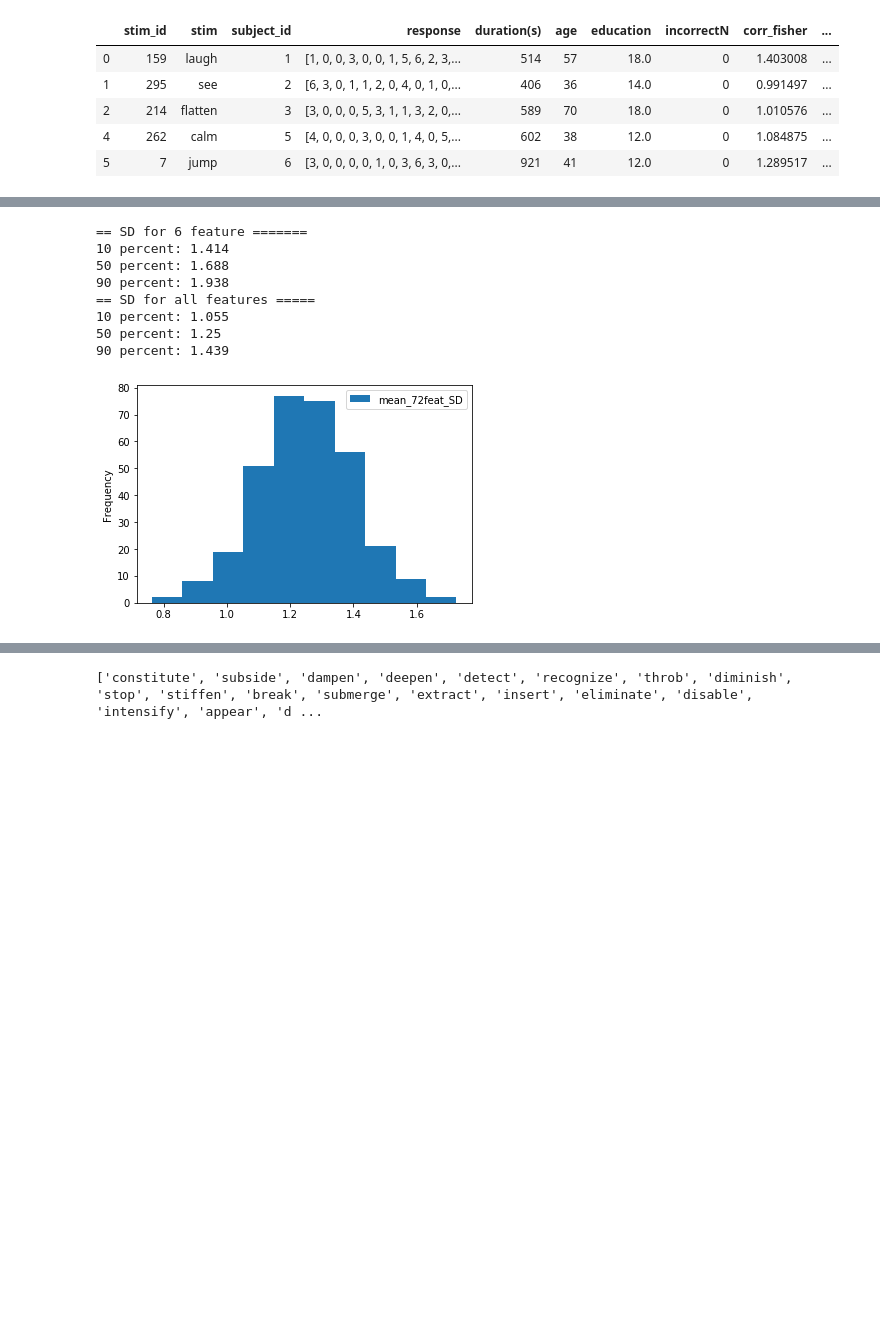
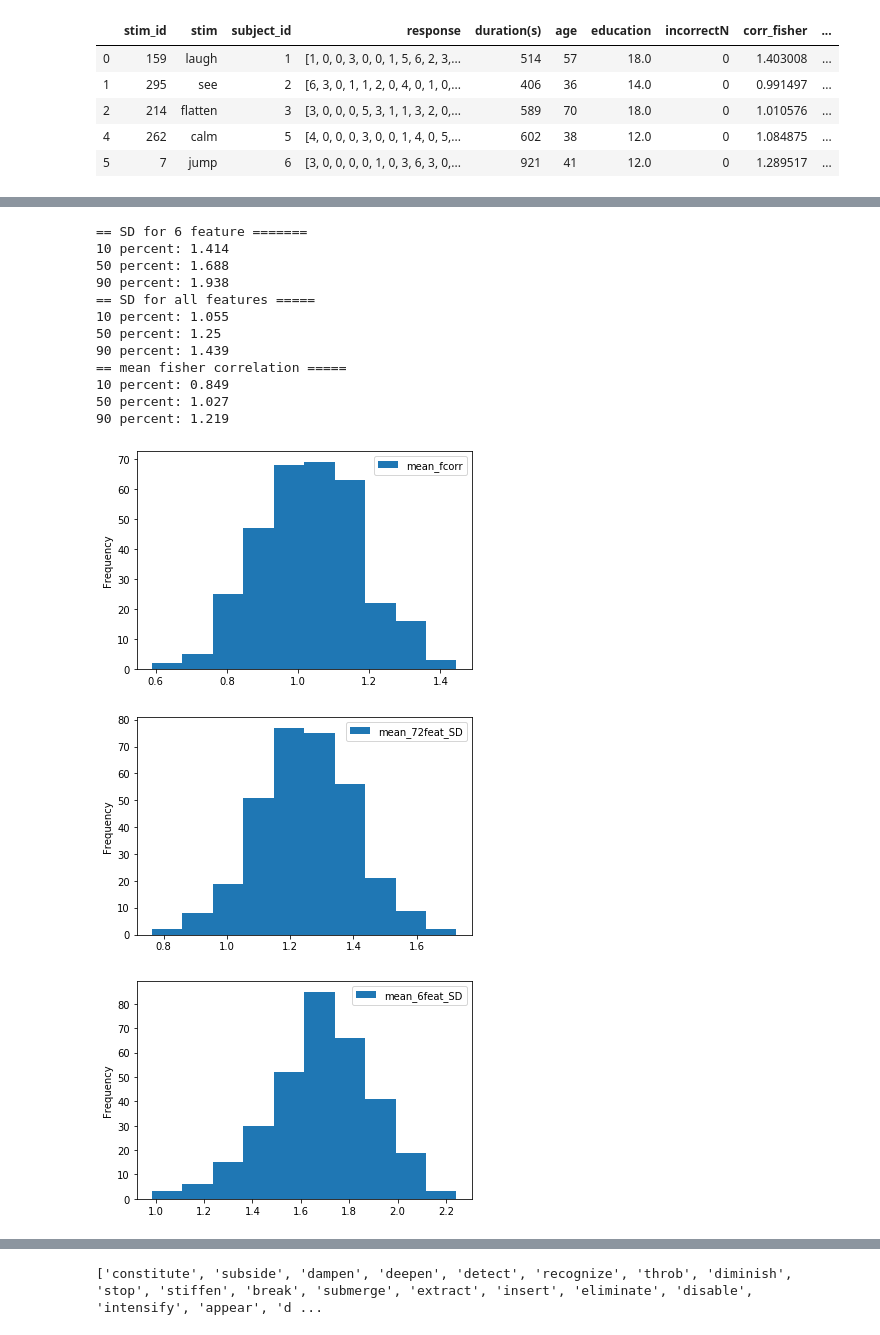
Before and after one commit to songhee-kim/VerbVec, a Jupyter notebook: AMT_analysis.ipynb, the cells around one changed output, grey strips where cells are left out. Drawn from its saved outputs; the diff is of its cells as text; code cells hidden in the pictures; blank space fills up the shorter version.

```diff
--- a/AMT_analysis.ipynb
+++ b/AMT_analysis.ipynb
@@ -315,6 +315,7 @@ spreadsheetpath = '/Users/songkim/GoogleDrive/Primary/Projects/VerbVector/Verbli
 df_sd = pd.read_csv(sdpath, index_col=0)
 df_ss = pd.read_csv(spreadsheetpath) #ss meaning spreadsheet
 df_ss = df_ss.loc[df_ss['in']==1]
+
 check = df_sd.shape[0] == df_ss.shape[0]
 if check !=1:
     print ('spreadsheet and sd table have diff lengths!')
@@ -327,6 +328,7 @@ df_ss2.drop(columns=['badverb', 'GrandIndex', 'in', 'whyexcluded', 'stim', 'abs_
                      'rel_marginality', 'SynClassLitrt', 'SynClassSK', 'good'], inplace=True)
 
 #### add mean (subject-to-group) correlation to df_ss2 ##### (optional)
+thre=0.4
 corr_raw = pd.read_csv(savepath + '/HITs_with_correlations_0813.csv')
 corr_thre = corr_raw[corr_raw['corr']>=thre] #only keep HITs above threshold (of raw corr)
 #corr_thre.shape
@@ -366,5 +368,5 @@ df_ss_out = rearrange_col(df_ss_out, 'corr_list', 'mean_fcorr', right=False)
 df_ss_out.head()
 
 ### write to csv
-savepath = '/Users/songkim/GoogleDrive/Primary/Projects/VerbVector/AMT/html/experiments/ratings2/results'
-df_ss_out.to_csv(savepath + '/list320_with_ratingsummary_0813.csv', index=False)
+# savepath = '/Users/songkim/GoogleDrive/Primary/Projects/VerbVector/AMT/html/experiments/ratings2/results'
+# df_ss_out.to_csv(savepath + '/list320_with_ratingsummary_0813.csv', index=False)
@@ -371,26 +380,37 @@ df_ss_out.to_csv(savepath + '/list320_with_ratingsummary_0813.csv', index=False)
 # %%
-# df_ss_out.plot(y=["mean_fcorr"], kind="hist")
+df_ss_out.plot(y=["mean_fcorr"], kind="hist")
 df_ss_out.plot(y=["mean_72feat_SD"], kind="hist")
-#df_ss_out.plot(y=["mean_6feat_SD"], kind="hist")
-# df_ss_out.plot(x="mean_72feat_SD", y="mean_fcorr", kind="scatter")
+df_ss_out.plot(y=["mean_6feat_SD"], kind="hist")
+df_ss_out.plot(x="mean_72feat_SD", y="mean_fcorr", kind="scatter")
 
 # find percentiles
 print ('== SD for 6 feature =======')
 for x in [10, 50, 90]:
     percentile = np.percentile(df_ss_out['mean_6feat_SD'], x, interpolation='midpoint')
     print (x,'percent:', round(percentile,3))
 
 print ('== SD for all features =====')
 for y in [10, 50, 90]:
     percentile = np.percentile(df_ss_out['mean_72feat_SD'], y, interpolation='midpoint')
     print (y,'percent:', round(percentile,3))
+
+print ('== mean fisher correlation =====')
+for y in [10, 50, 90]:
+    percentile = np.percentile(df_ss_out['mean_fcorr'], y, interpolation='midpoint')
+    print (y,'percent:', round(percentile,3))
 # %% [output]
 == SD for 6 feature =======
 10 percent: 1.414
 50 percent: 1.688
 90 percent: 1.938
 == SD for all features =====
 10 percent: 1.055
 50 percent: 1.25
 90 percent: 1.439
+== mean fisher correlation =====
+10 percent: 0.849
+50 percent: 1.027
+90 percent: 1.219
-[figure, old version]
+[figure, new version]
+[figure, added]
+[figure, added]
```
Also changed, not shown: parts of 7 cells of this notebook.
